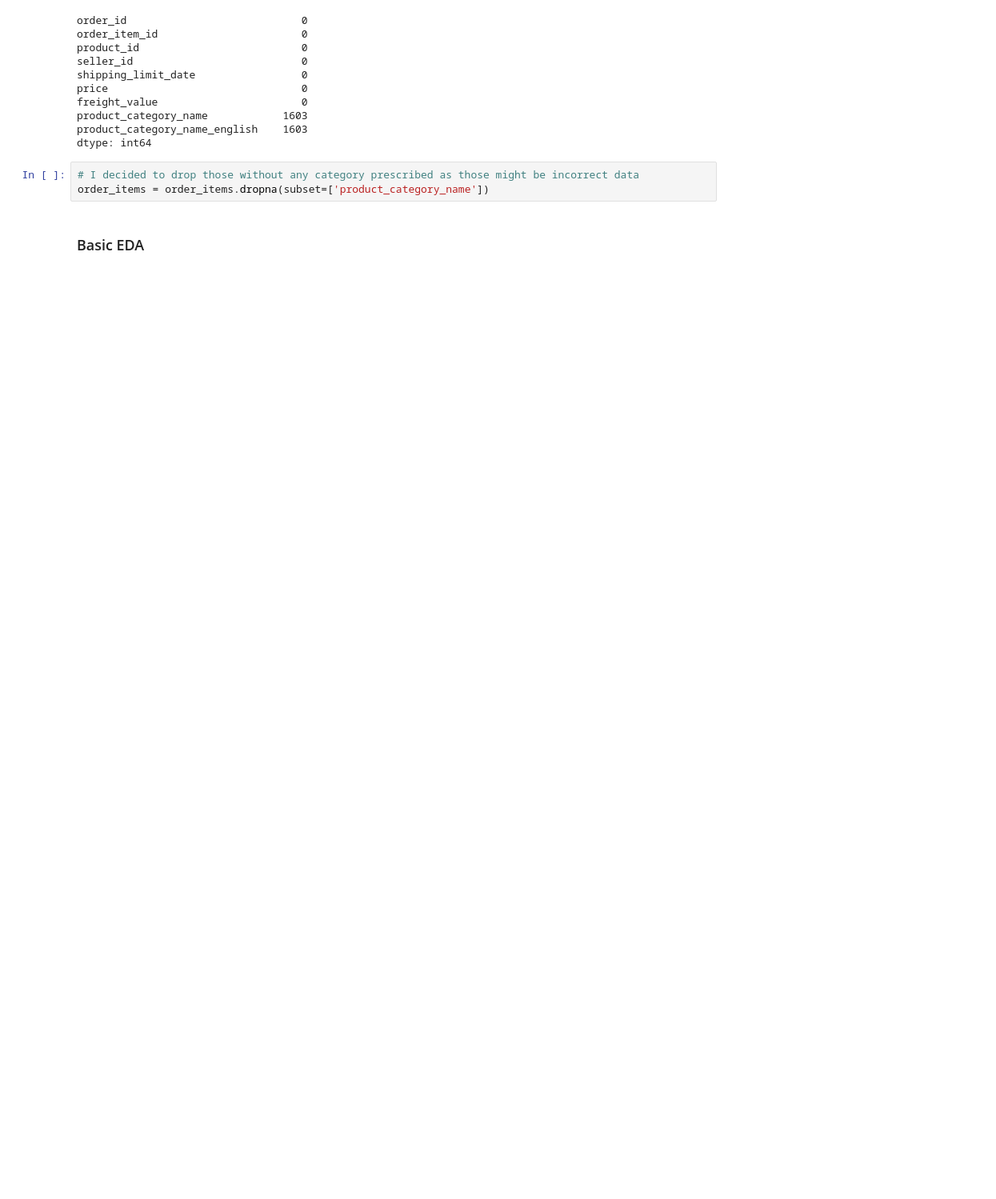
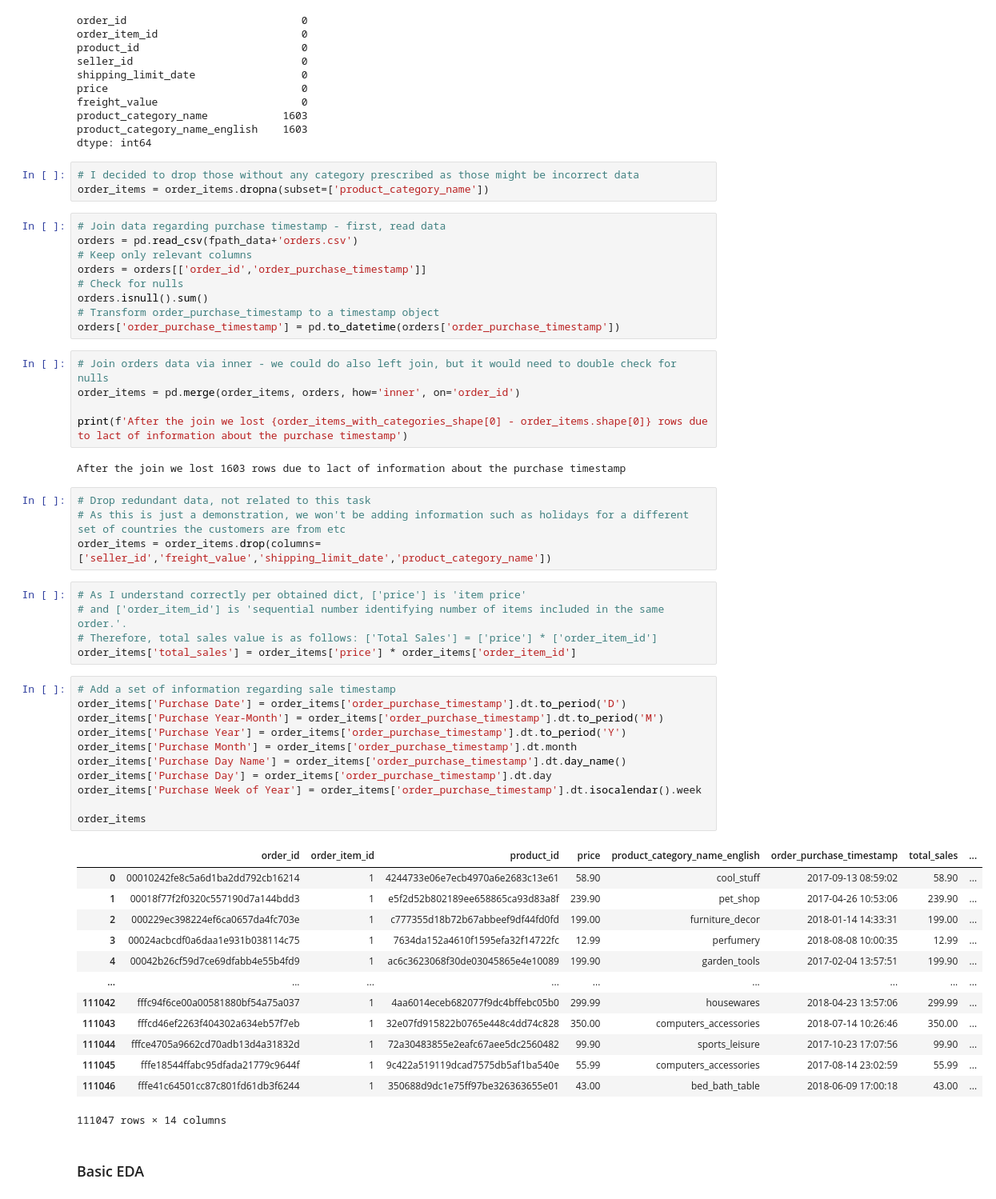
Before and after one commit to popraf/Demand-Forecasting, a Jupyter notebook: EDA.ipynb, the cells around one changed output. Shown at 80% size. Cells and saved outputs as stored; diff of their text form; blank space fills up the shorter version.

```diff
--- a/EDA.ipynb
+++ b/EDA.ipynb
@@ -154,6 +155,56 @@ dtype: int64
 # %%
 # I decided to drop those without any category prescribed as those might be incorrect data
 order_items = order_items.dropna(subset=['product_category_name'])
+# %%
+# Join data regarding purchase timestamp - first, read data
+orders = pd.read_csv(fpath_data+'orders.csv')
+# Keep only relevant columns
+orders = orders[['order_id','order_purchase_timestamp']]
+# Check for nulls
+orders.isnull().sum()
+# Transform order_purchase_timestamp to a timestamp object
+orders['order_purchase_timestamp'] = pd.to_datetime(orders['order_purchase_timestamp'])
+# %%
+# Join orders data via inner - we could do also left join, but it would need to double check for nulls
+order_items = pd.merge(order_items, orders, how='inner', on='order_id')
+
+print(f'After the join we lost {order_items_with_categories_shape[0] - order_items.shape[0]} rows due to lact of information about the purchase timestamp')
+# %% [output]
+After the join we lost 1603 rows due to lact of information about the purchase timestamp
+# %%
+# Drop redundant data, not related to this task
+# As this is just a demonstration, we won't be adding information such as holidays for a different set of countries the customers are from etc
+order_items = order_items.drop(columns=['seller_id','freight_value','shipping_limit_date','product_category_name'])
+# %%
+# As I understand correctly per obtained dict, ['price'] is 'item price'
+# and ['order_item_id'] is 'sequential number identifying number of items included in the same order.'.
+# Therefore, total sales value is as follows: ['Total Sales'] = ['price'] * ['order_item_id']
+order_items['total_sales'] = order_items['price'] * order_items['order_item_id']
+# %%
+# Add a set of information regarding sale timestamp
+order_items['Purchase Date'] = order_items['order_purchase_timestamp'].dt.to_period('D')
+order_items['Purchase Year-Month'] = order_items['order_purchase_timestamp'].dt.to_period('M')
+order_items['Purchase Year'] = order_items['order_purchase_timestamp'].dt.to_period('Y')
+order_items['Purchase Month'] = order_items['order_purchase_timestamp'].dt.month
+order_items['Purchase Day Name'] = order_items['order_purchase_timestamp'].dt.day_name()
+order_items['Purchase Day'] = order_items['order_purchase_timestamp'].dt.day
+order_items['Purchase Week of Year'] = order_items['order_purchase_timestamp'].dt.isocalendar().week
+
+order_items
+# %% [output]
+|  | order_id | order_item_id | product_id | price | product_category_name_english | order_purchase_timestamp | total_sales | ... |
+| 0 | 00010242fe8c5a6d1ba2dd792cb16214 | 1 | 4244733e06e7ecb4970a6e2683c13e61 | 58.90 | cool_stuff | 2017-09-13 08:59:02 | 58.90 | ... |
+| 1 | 00018f77f2f0320c557190d7a144bdd3 | 1 | e5f2d52b802189ee658865ca93d83a8f | 239.90 | pet_shop | 2017-04-26 10:53:06 | 239.90 | ... |
+| 2 | 000229ec398224ef6ca0657da4fc703e | 1 | c777355d18b72b67abbeef9df44fd0fd | 199.00 | furniture_decor | 2018-01-14 14:33:31 | 199.00 | ... |
+| 3 | 00024acbcdf0a6daa1e931b038114c75 | 1 | 7634da152a4610f1595efa32f14722fc | 12.99 | perfumery | 2018-08-08 10:00:35 | 12.99 | ... |
+| 4 | 00042b26cf59d7ce69dfabb4e55b4fd9 | 1 | ac6c3623068f30de03045865e4e10089 | 199.90 | garden_tools | 2017-02-04 13:57:51 | 199.90 | ... |
+| ... | ... | ... | ... | ... | ... | ... | ... | ... |
+| 111042 | fffc94f6ce00a00581880bf54a75a037 | 1 | 4aa6014eceb682077f9dc4bffebc05b0 | 299.99 | housewares | 2018-04-23 13:57:06 | 299.99 | ... |
+| 111043 | fffcd46ef2263f404302a634eb57f7eb | 1 | 32e07fd915822b0765e448c4dd74c828 | 350.00 | computers_accessories | 2018-07-14 10:26:46 | 350.00 | ... |
+| 111044 | fffce4705a9662cd70adb13d4a31832d | 1 | 72a30483855e2eafc67aee5dc2560482 | 99.90 | sports_leisure | 2017-10-23 17:07:56 | 99.90 | ... |
+| 111045 | fffe18544ffabc95dfada21779c9644f | 1 | 9c422a519119dcad7575db5af1ba540e | 55.99 | computers_accessories | 2017-08-14 23:02:59 | 55.99 | ... |
+| 111046 | fffe41c64501cc87c801fd61db3f6244 | 1 | 350688d9dc1e75ff97be326363655e01 | 43.00 | bed_bath_table | 2018-06-09 17:00:18 | 43.00 | ... |
+111047 rows × 14 columns
 # %% [markdown]
 ### Basic EDA
 # %%
```
Also changed, not shown: parts of 7 cells of this notebook.
